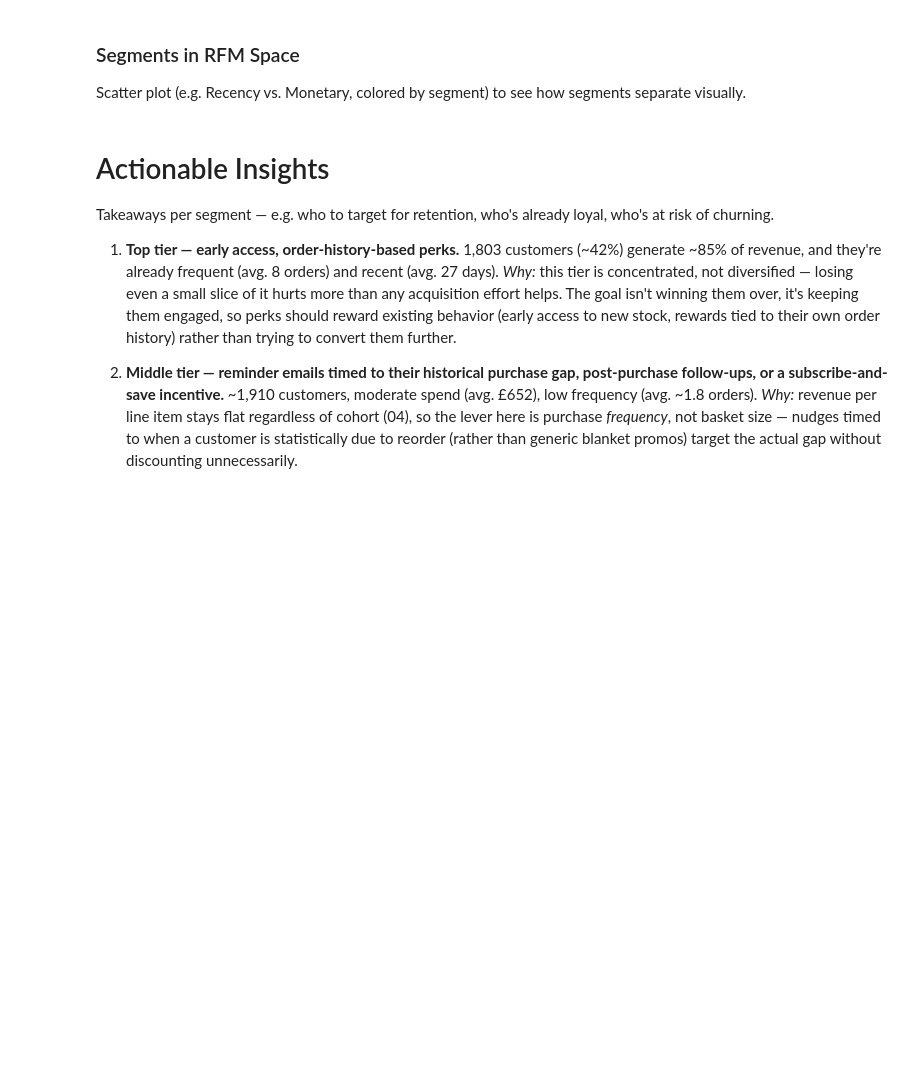
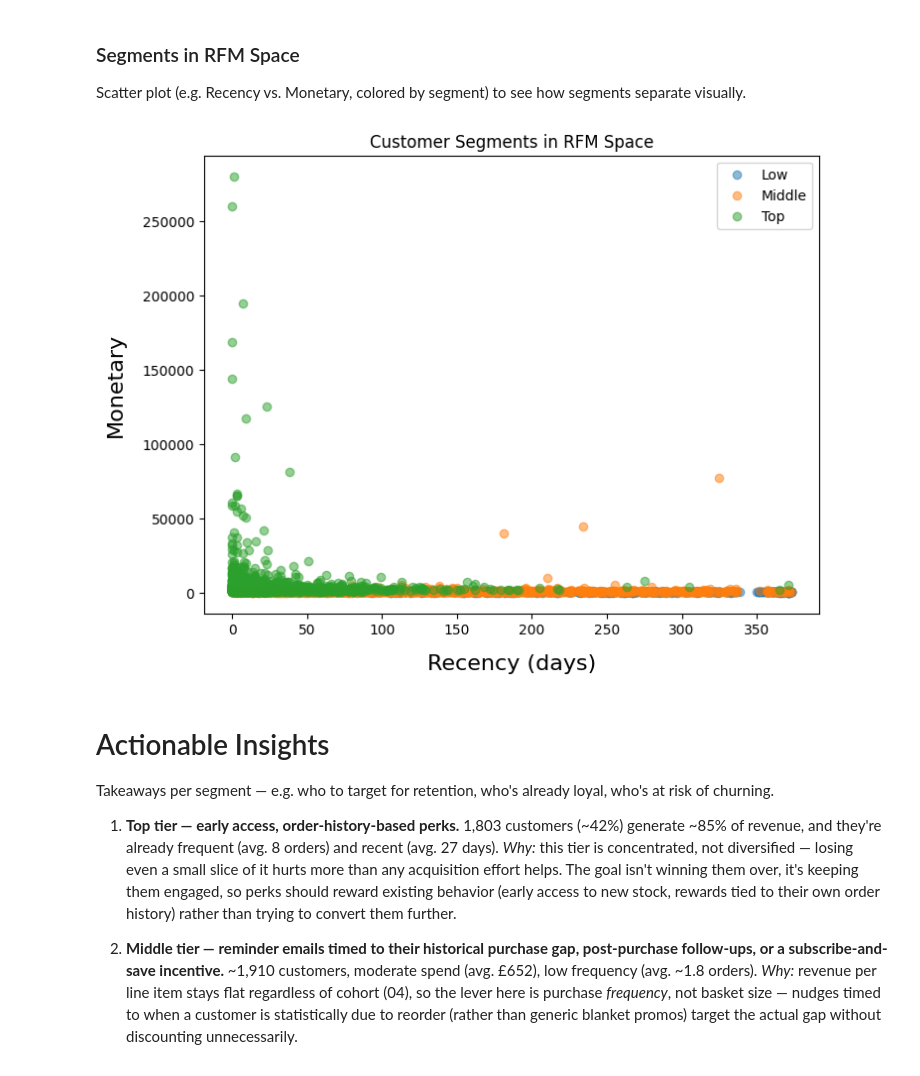
Before and after one commit to fionnadavoodian/online-retail-ii, a Jupyter notebook: notebooks/05_segmentation.ipynb, the cells around one changed output. Cells and saved outputs as stored; diff of their text form; code cells hidden in the pictures; blank space fills up the shorter version.

```diff
--- a/notebooks/05_segmentation.ipynb
+++ b/notebooks/05_segmentation.ipynb
@@ -321,6 +356,20 @@ Bar chart of customer count per segment.
 # %% [markdown]
 ### Segments in RFM Space
 Scatter plot (e.g. Recency vs. Monetary, colored by segment) to see how segments separate visually.
+# %%
+fig, ax = plt.subplots(figsize=(8, 6))
+
+for level in ['Low', 'Middle', 'Top']:
+    subset = data_q[data_q['rfm_level'] == level]
+    ax.scatter(subset['Customer_recency'], subset['Customer_monetary'], alpha=0.5, label=level)
+
+ax.set_xlabel('Recency (days)', fontsize=16, labelpad=12)
+ax.set_ylabel('Monetary', fontsize=16, labelpad=12)
+ax.set_title('Customer Segments in RFM Space')
+ax.legend(loc='upper right')
+plt.show()
+# %% [output]
+[figure, added]
 # %% [markdown]
 # Actionable Insights
 Takeaways per segment — e.g. who to target for retention, who's already loyal, who's at risk of churning.
```
Also changed, not shown: parts of 6 cells of this notebook, 5 other files.
